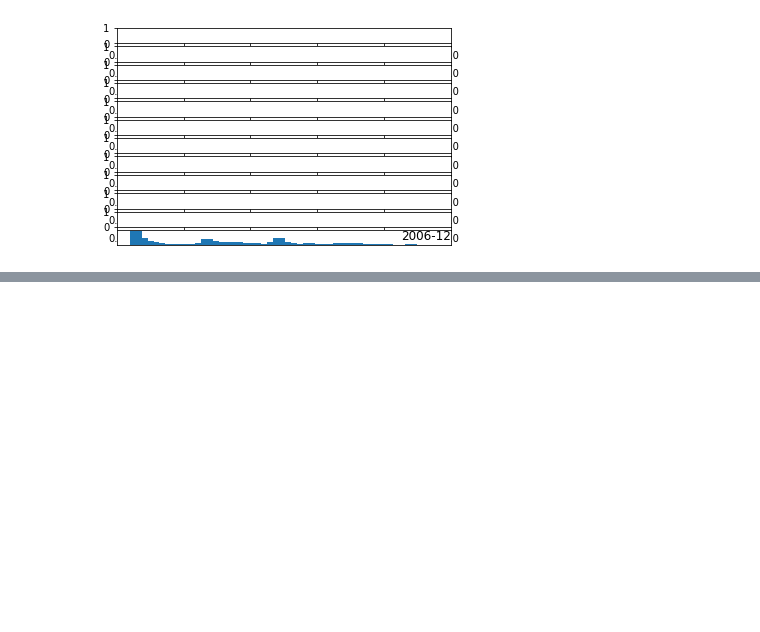
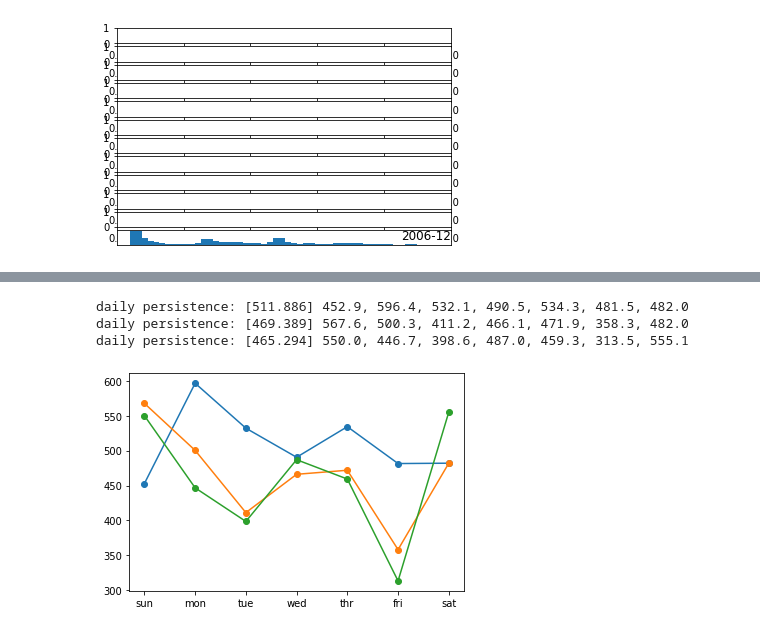
Before and after one commit to cartf15/Neural-Networks, a Jupyter notebook: Data_Load_Preparetion_.ipynb, the cells around one changed output, grey strips where cells are left out. Drawn from its saved outputs; the diff is of its cells as text; code cells hidden in the pictures; blank space fills up the shorter version.

Commit message:
First baseline model

```diff
--- a/Data_Load_Preparetion_.ipynb
+++ b/Data_Load_Preparetion_.ipynb
@@ -312,0 +452,39 @@ for i in range(len(months)):
+# %%
+# weekly persistence model
+def weekly_persistence(history):
+  # get the data for the prior week
+  last_week = history[-1]
+  return last_week[:, 0]
+# %%
+# week one year ago persistence model
+def week_one_year_ago_persistence(history):
+  # get the data for the prior week
+  last_week = history[-52]
+  return last_week[:, 0]
+# %%
+# load the new file
+dataset = read_csv('household_power_consumption_days.csv', header=0,
+infer_datetime_format=True, parse_dates=['datetime'], index_col=['datetime'])
+# split into train and test
+train, test = split_dataset(dataset.values)
+# %%
+# define the names and functions for the models we wish to evaluate
+models = dict()
+models['daily'] = daily_persistence
+models['weekly'] = weekly_persistence
+models['week-oya'] = week_one_year_ago_persistence
+# %%
+# evaluate each model
+days = ['sun', 'mon', 'tue', 'wed', 'thr', 'fri', 'sat']
+for name, func in models.items():
+  # evaluate and get scores
+  score, scores = evaluate_model(func, train, test)
+  # summarize scores
+  summarize_scores('daily persistence', score, scores)
+  # plot scores
+  pyplot.plot(days, scores, marker='o', label=name)
+# %% [output]
+daily persistence: [511.886] 452.9, 596.4, 532.1, 490.5, 534.3, 481.5, 482.0
+daily persistence: [469.389] 567.6, 500.3, 411.2, 466.1, 471.9, 358.3, 482.0
+daily persistence: [465.294] 550.0, 446.7, 398.6, 487.0, 459.3, 313.5, 555.1
+[figure, added]
```
Also changed, not shown: parts of 18 cells of this notebook.
